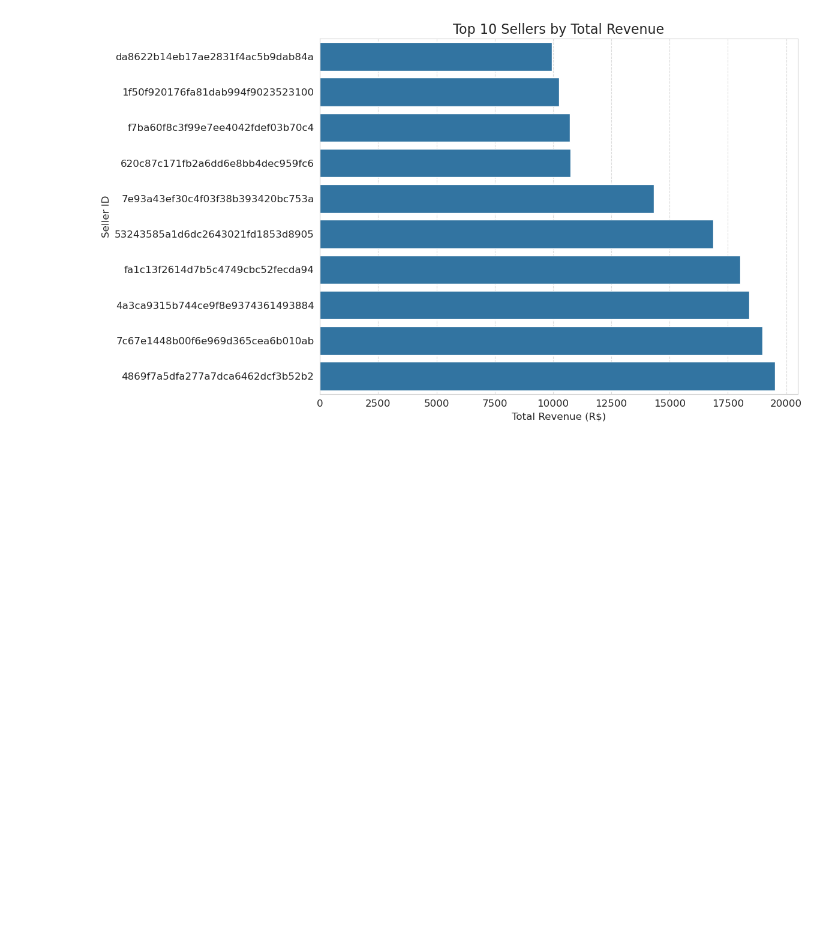
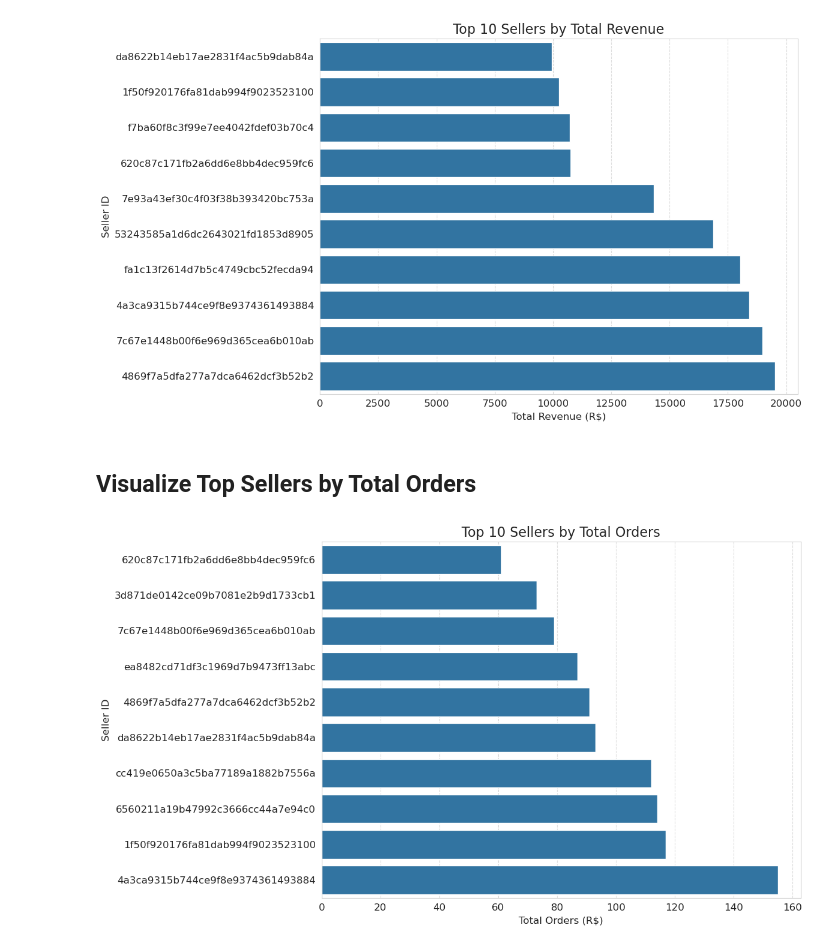
Before and after one commit to RizkiRdm/Olist-E-commerce-Performance-Analysis, a Jupyter notebook: notebooks/seller_analysis.ipynb, the cells around one changed output. Drawn from its saved outputs; the diff is of its cells as text; code cells hidden in the pictures; blank space fills up the shorter version.

Commit message:
chore: Visualize top 10 sellers by total orders

```diff
--- a/notebooks/seller_analysis.ipynb
+++ b/notebooks/seller_analysis.ipynb
@@ -110,3 +110,21 @@ plt.savefig("top_10_sellers_revenue.png")  # Simpan plot
 plt.show()
 # %% [output]
 [figure]
+# %% [markdown]
+## Visualize Top Sellers by Total Orders
+# %%
+plt.figure(figsize=(12, 7))
+sns.barplot(
+    x="total_orders",
+    y="seller_id",
+    data=top_sellers_by_orders.sort_values(by="total_orders", ascending=True),
+)
+plt.title("Top 10 Sellers by Total Orders", fontsize=16)
+plt.xlabel("Total Orders (R$)", fontsize=12)
+plt.ylabel("Seller ID", fontsize=12)
+plt.grid(axis="x", linestyle="--", alpha=0.7)
+plt.tight_layout()
+plt.savefig("top_10_sellers_orders.png")
+plt.show()
+# %% [output]
+[figure, added]
```
Also changed, not shown: parts of 1 cell of this notebook, 1 other file.
